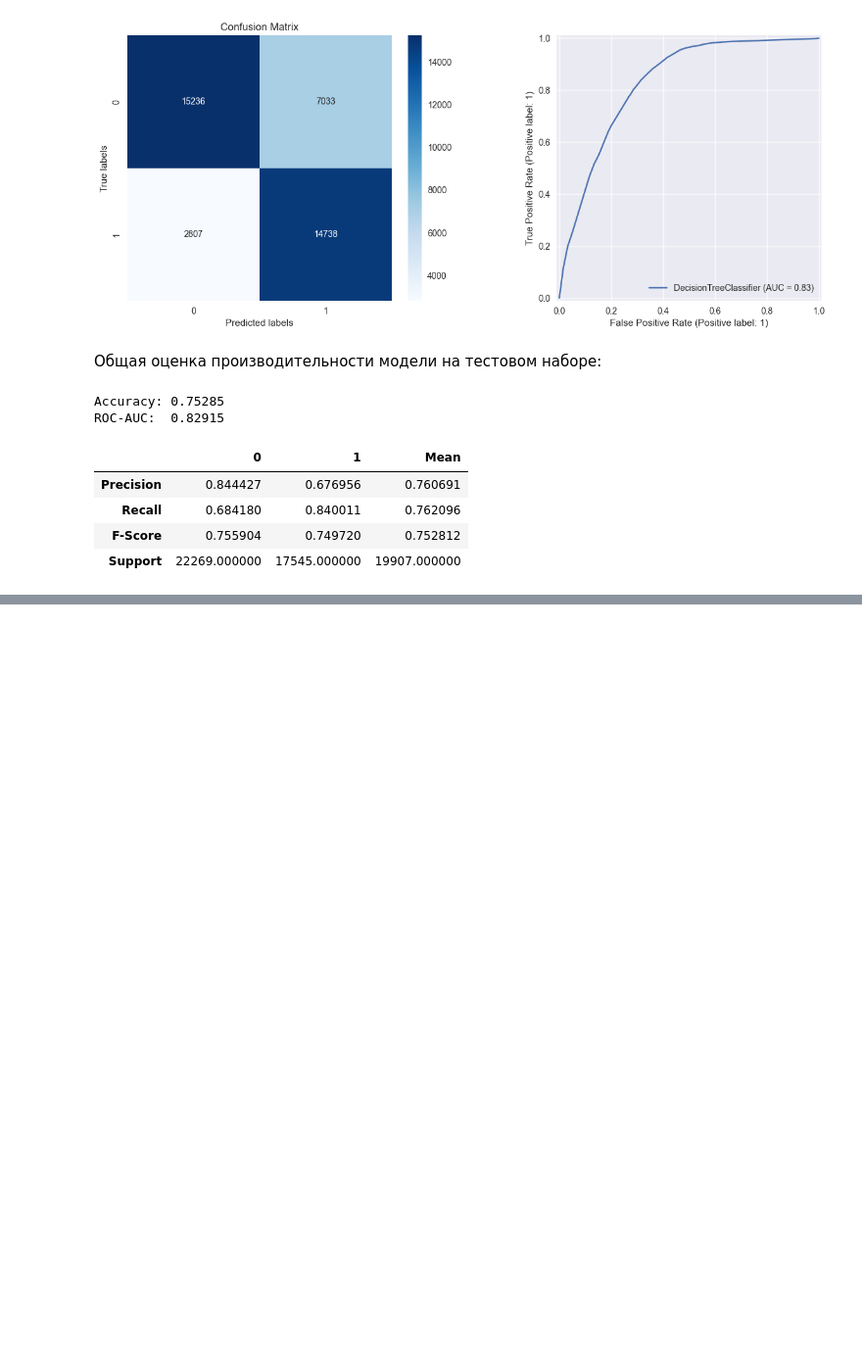
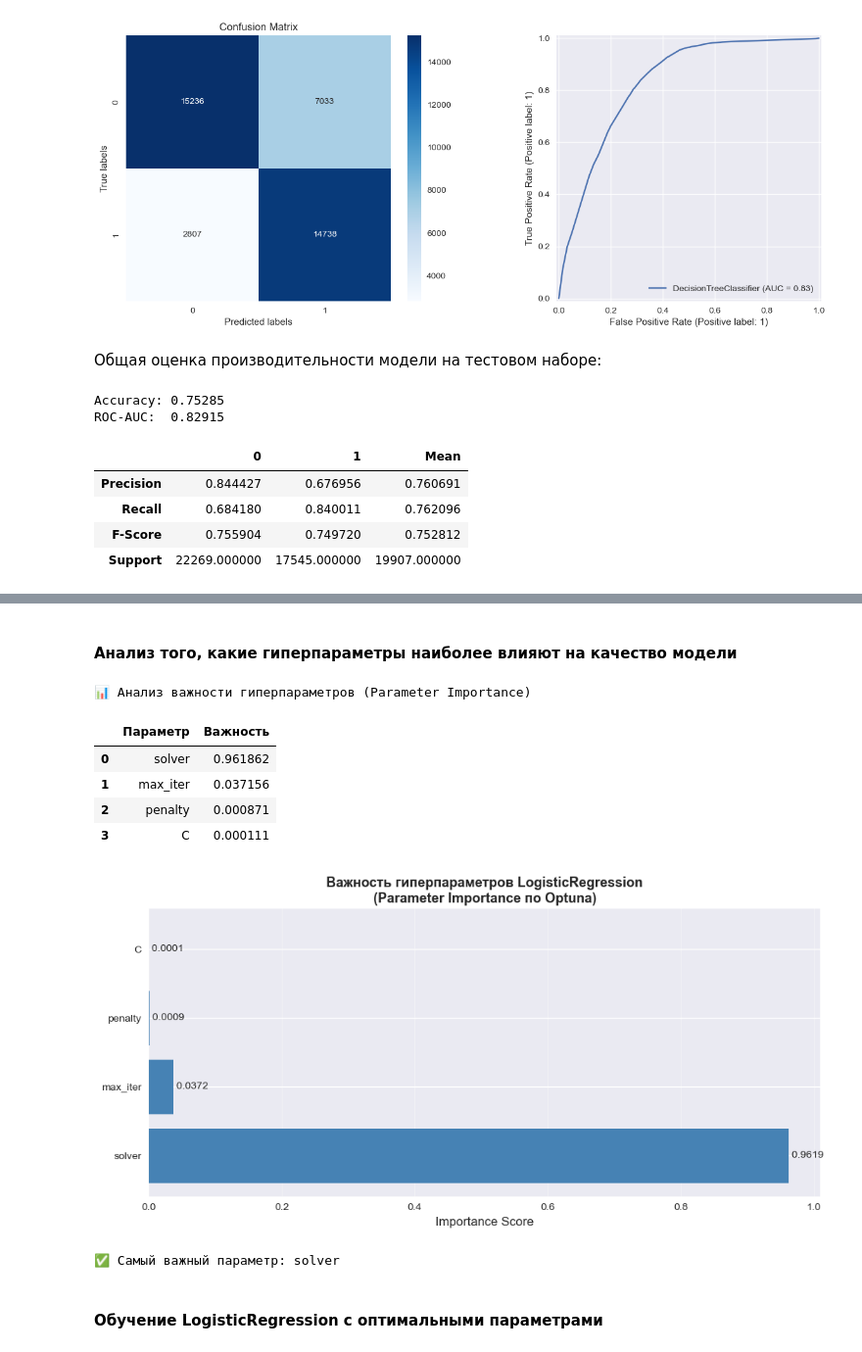
Before and after one commit to ACME-URFU/smoking-status-prediction, a Jupyter notebook: notebooks/eda.ipynb, the cells around one changed output, grey strips where cells are left out. Shown at 98% size. Cells and saved outputs as stored; diff of their text form; code cells hidden in the pictures; blank space fills up the shorter version.

```diff
--- a/notebooks/eda.ipynb
+++ b/notebooks/eda.ipynb
@@ -1098,0 +1321,43 @@ ROC-AUC:  0.82915
+# %% [markdown]
+####  Анализ того, какие гиперпараметры наиболее влияют на качество модели
+# %%
+
+print("📊 Анализ важности гиперпараметров (Parameter Importance)\n")
+
+# Получаем важность каждого параметра
+param_importance = optuna.importance.get_param_importances(study_lr)
+
+# Создаём DataFrame
+importance_df = pd.DataFrame(
+    list(param_importance.items()),
+    columns=['Параметр', 'Важность']
+).sort_values('Важность', ascending=False)
+
+display(importance_df)
+
+# График важности
+fig, ax = plt.subplots(figsize=(10, 5))
+bars = ax.barh(importance_df['Параметр'], importance_df['Важность'], color='steelblue')
+ax.set_xlabel('Importance Score', fontsize=12)
+ax.set_title('Важность гиперпараметров LogisticRegression\n(Parameter Importance по Optuna)', fontsize=13, fontweight='bold')
+ax.grid(True, alpha=0.3, axis='x')
+
+# Добавляем значения на столбцы
+for i, (param, val) in enumerate(zip(importance_df['Параметр'], importance_df['Важность'])):
+    ax.text(val, i, f' {val:.4f}', va='center', fontsize=10)
+
+plt.tight_layout()
+plt.show()
+
+print("\n✅ Самый важный параметр: " + importance_df.iloc[0]['Параметр'])
+# %% [output]
+📊 Анализ важности гиперпараметров (Parameter Importance)
+|  | Параметр | Важность |
+| 0 | solver | 0.961862 |
+| 1 | max_iter | 0.037156 |
+| 2 | penalty | 0.000871 |
+| 3 | C | 0.000111 |
+[figure, added]
+✅ Самый важный параметр: solver
+# %% [markdown]
+#### Обучение LogisticRegression с оптимальными параметрами
```
Also changed, not shown: parts of 103 cells of this notebook, 1 other file.
